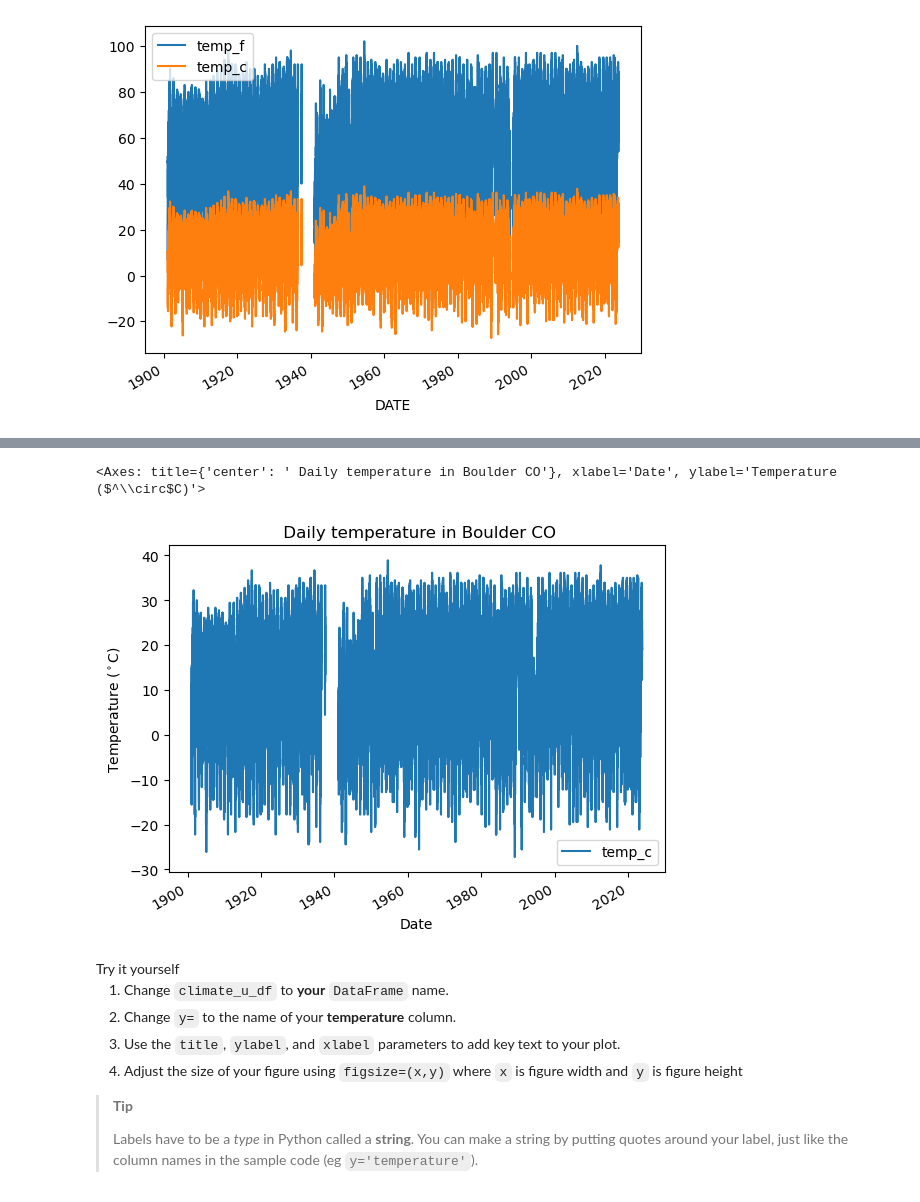
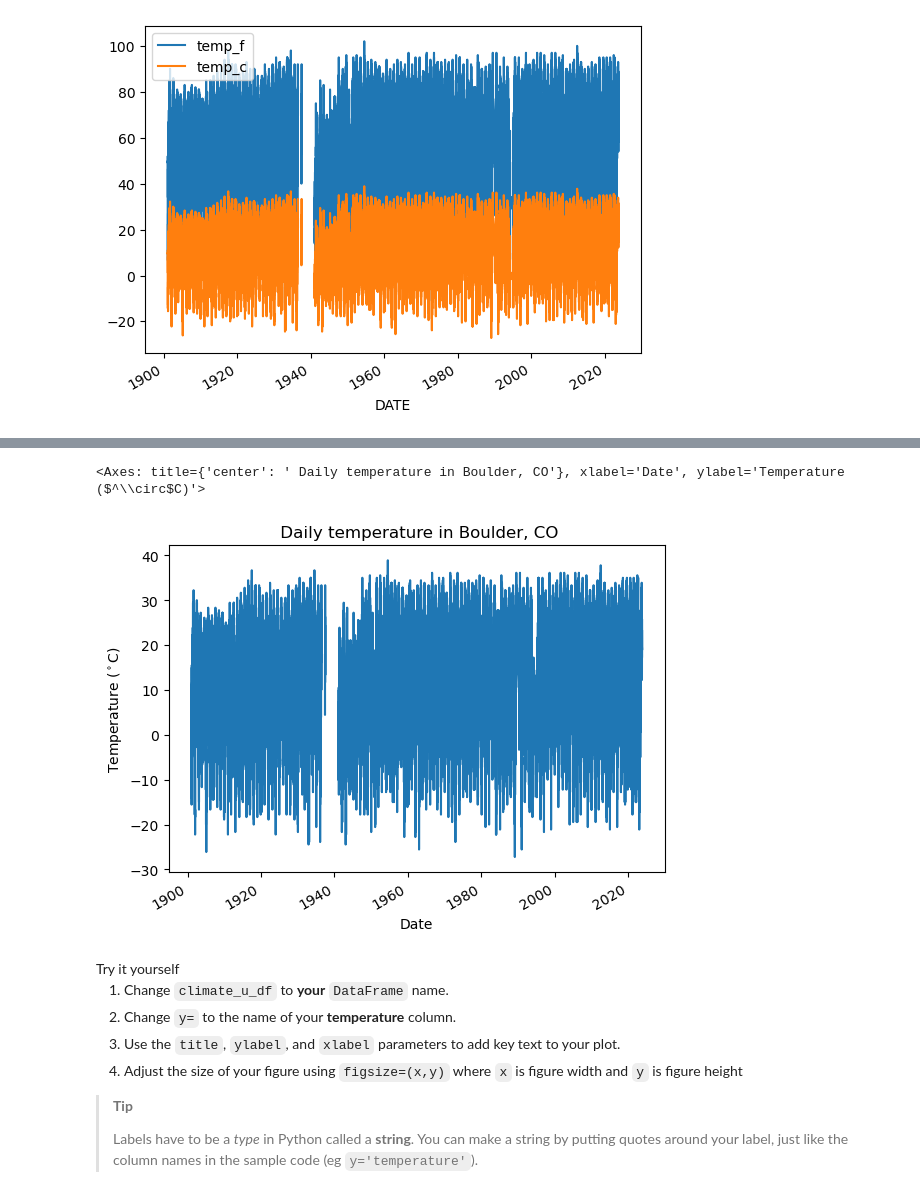
Before and after one commit to AdeliaHoneywood/01-climate-fall-template, a Jupyter notebook: 04-climate-plot.ipynb, the cells around one changed output, grey strips where cells are left out. Saved outputs shown, nothing was run; the diff lists cells and outputs as text; code cells hidden in the pictures.

Commit message:
Climate plots

```diff
--- a/04-climate-plot.ipynb
+++ b/04-climate-plot.ipynb
@@ -60,14 +60,14 @@ When plotting in Python, you’ll always need to add some instructions on
 labels and how you want your plot to look.
 # %%
 ### plot the data using .plot
-temp_units_df.plot(
+temp_units_df.plot(legend=False,
     y = 'temp_c',
-    title = ' Daily temperature in Boulder CO',
+    title = ' Daily temperature in Boulder, CO',
     xlabel = 'Date',
     ylabel = 'Temperature ($^\circ$C)')
 # %% [output]
-<Axes: title={'center': ' Daily temperature in Boulder CO'}, xlabel='Date', ylabel='Temperature ($^\\circ$C)'>
+<Axes: title={'center': ' Daily temperature in Boulder, CO'}, xlabel='Date', ylabel='Temperature ($^\\circ$C)'>
-[figure, old version]
+[figure, new version]
 # %% [markdown]
 <link rel="stylesheet" type="text/css" href="./assets/styles.css"><div class="callout callout-style-default callout-titled callout-task"><div class="callout-header"><div class="callout-icon-container"><i class="callout-icon"></i></div><div class="callout-title-container flex-fill">Try it yourself</div></div><div class="callout-body-container callout-body"><ol type="1">
 <li>Change <code>climate_u_df</code> to <strong>your</strong>
```
Also changed, not shown: parts of 11 cells of this notebook, 2 other files.
